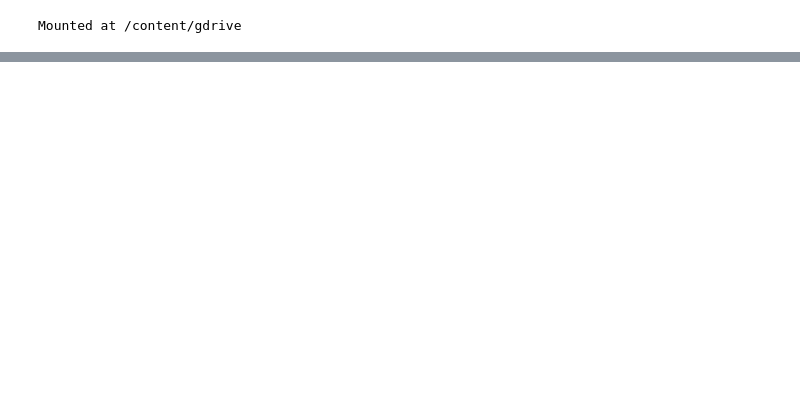
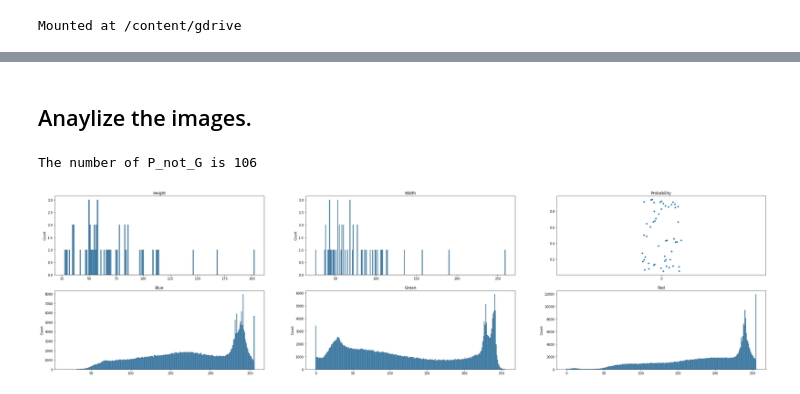
Before and after one commit to ryan840919/STAS-Detection, a Jupyter notebook: Prediction_and_Ground_true.ipynb, the cells around one changed output, grey strips where cells are left out. Drawn from its saved outputs; the diff is of its cells as text; code cells hidden in the pictures; blank space fills up the shorter version.

```diff
--- a/Prediction_and_Ground_true.ipynb
+++ b/Prediction_and_Ground_true.ipynb
@@ -58,0 +164,2 @@ print(len(os.listdir(f'/content/gdrive/MyDrive/AI競賽_運算/data/val_labeled/
+# %% [markdown]
+## Anaylize the images.
@@ -58,0 +169,45 @@ print(len(os.listdir(f'/content/gdrive/MyDrive/AI競賽_運算/data/val_labeled/
+# %%
+def Statistics_P_not_G(test_name):
+  H = []
+  W = []
+  S = []
+  B = []
+  G = []
+  R = []
+
+  num = len(os.listdir(f'/content/gdrive/MyDrive/AI競賽_運算/data/val_labeled/{test_name}_P_not_G'))
+
+  for i in os.listdir(f'/content/gdrive/MyDrive/AI競賽_運算/data/val_labeled/{test_name}_P_not_G'):
+    if i.split('.')[1] == 'jpg':
+      img = cv2.imread(f'/content/gdrive/MyDrive/AI競賽_運算/data/val_labeled/{test_name}_P_not_G/{i}')
+      H.append(img.shape[0])
+      W.append(img.shape[1])
+      B.append(img[:,:,0].tolist())
+      G.append(img[:,:,1].tolist())
+      R.append(img[:,:,2].tolist())
+    if i.split('.')[1] == 'txt':
+      with open(f'/content/gdrive/MyDrive/AI競賽_運算/data/val_labeled/{test_name}_P_not_G/{i}') as s:
+        score = s.read()
+        S.append(score)
+
+  B = [items for item in B for items in item]
+  B = [items for item in B for items in item]
+  G = [items for item in G for items in item]
+  G = [items for item in G for items in item]
+  R = [items for item in R for items in item]
+  R = [items for item in R for items in item]
+
+  print(f'The number of P_not_G is {num}')
+  fig,axes = plt.subplots(2,3,figsize=(40,10))
+  sns.histplot(ax = axes[0,0],x=H,discrete=True).set(title='Height')
+  sns.histplot(ax = axes[0,1],x=W,discrete=True).set(title='Width')
+  S.sort()
+  sns.stripplot(ax = axes[0,2],data=S).set(title='Probability')
+  sns.histplot(ax = axes[1,0],x=B,discrete=True).set(title='Biue')
+  sns.histplot(ax = axes[1,1],x=G,discrete=True).set(title='Green')
+  sns.histplot(ax = axes[1,2],x=R,discrete=True).set(title='Red')
+# %%
+Statistics_P_not_G('test_for_label')
+# %% [output]
+The number of P_not_G is 106
+[figure, added]
```
Also changed, not shown: parts of 18 cells of this notebook.
